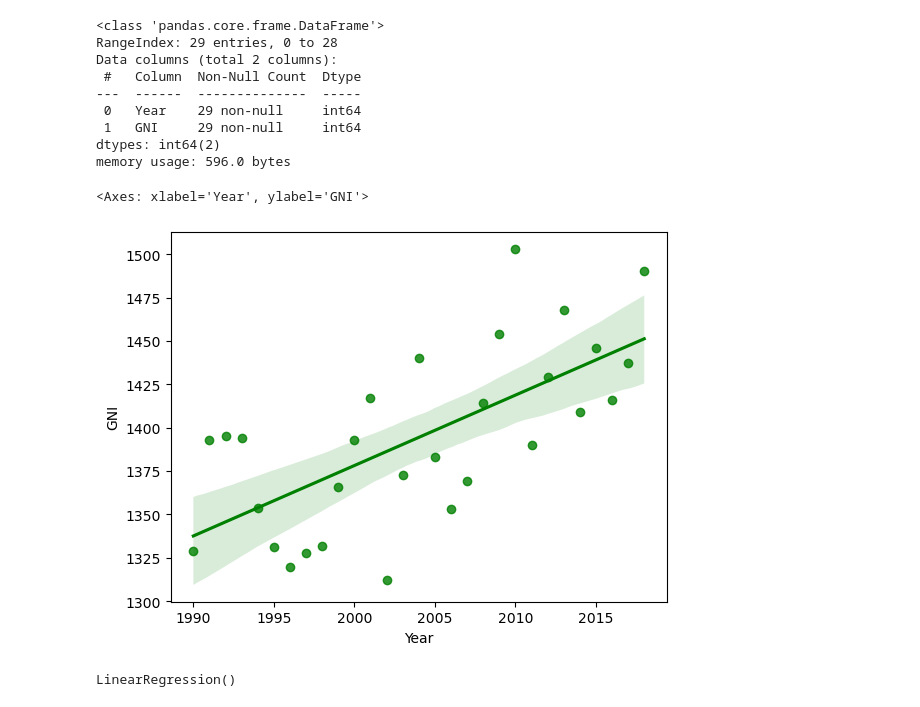
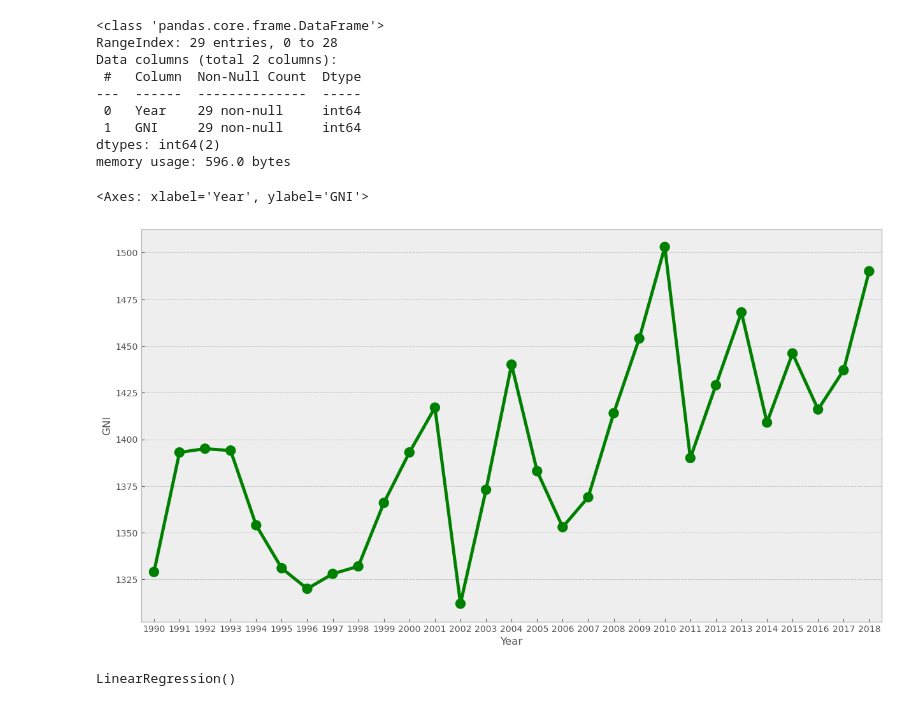
Before and after one commit to muhamkor/Data_Science_Repo, a Jupyter notebook: Linear_Regression/Gambia_GNI-Linear_Regression.ipynb, the cells around one changed output. Saved outputs shown, nothing was run; the diff lists cells and outputs as text; code cells hidden in the pictures.

```diff
--- a/Linear_Regression/Gambia_GNI-Linear_Regression.ipynb
+++ b/Linear_Regression/Gambia_GNI-Linear_Regression.ipynb
@@ -37,10 +39,12 @@ dtypes: int64(2)
 memory usage: 596.0 bytes
 # %%
 # Using the searborn regplot method to visualize the relations between our data
-sns.regplot(x='Year' ,y = 'GNI', data=data,color='green')
+plt.style.use('bmh')
+plt.figure(figsize=(15,8))
+sns.pointplot(x='Year' ,y = 'GNI', data=data,color='green')
 # %% [output]
 <Axes: xlabel='Year', ylabel='GNI'>
-[figure, old version]
+[figure, new version]
 # %%
 '''Creating  a linear regression model using the LinearRegression class from scikit-learn to train our model.
 It fits the model to the data, using the Year column as the
```
Also changed, not shown: parts of 1 cell of this notebook.
